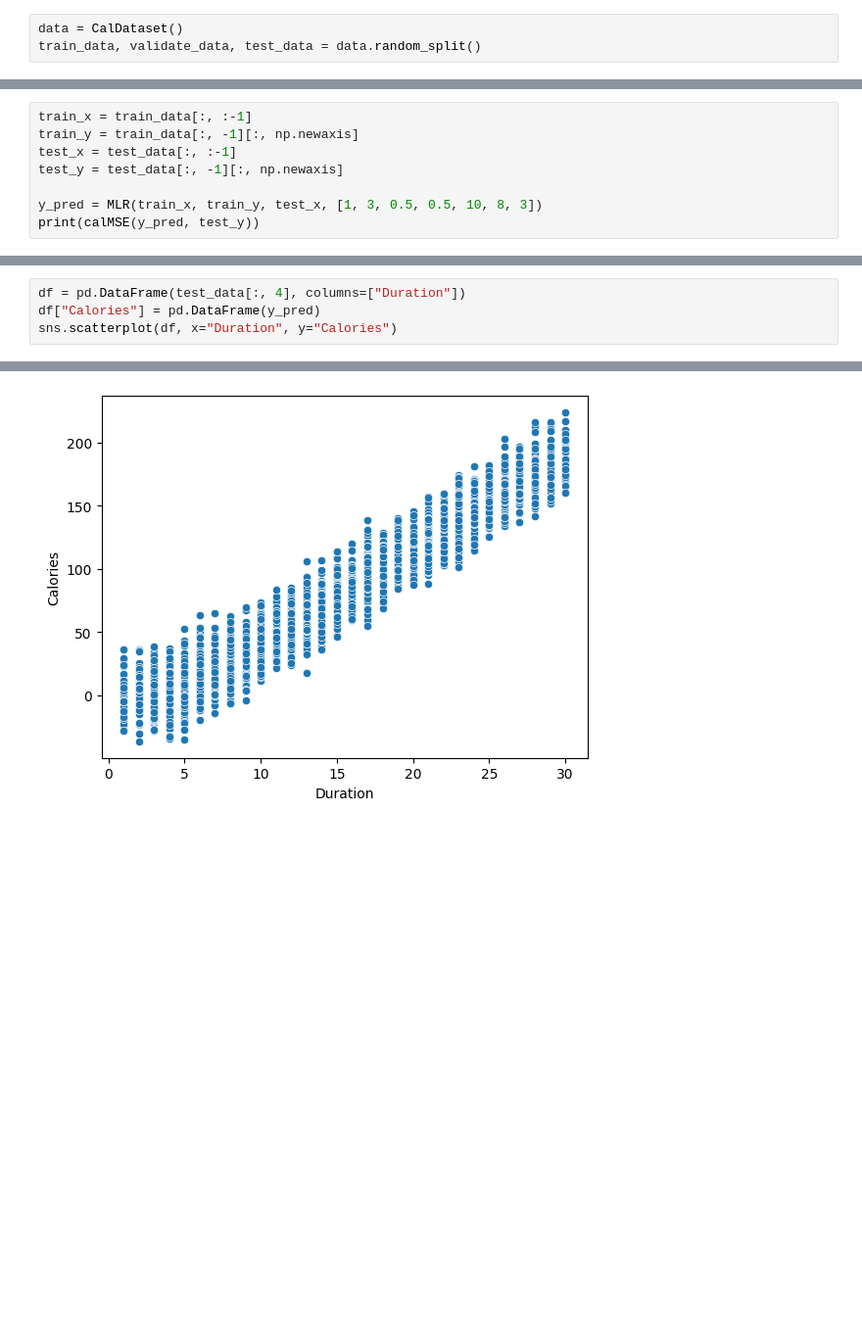
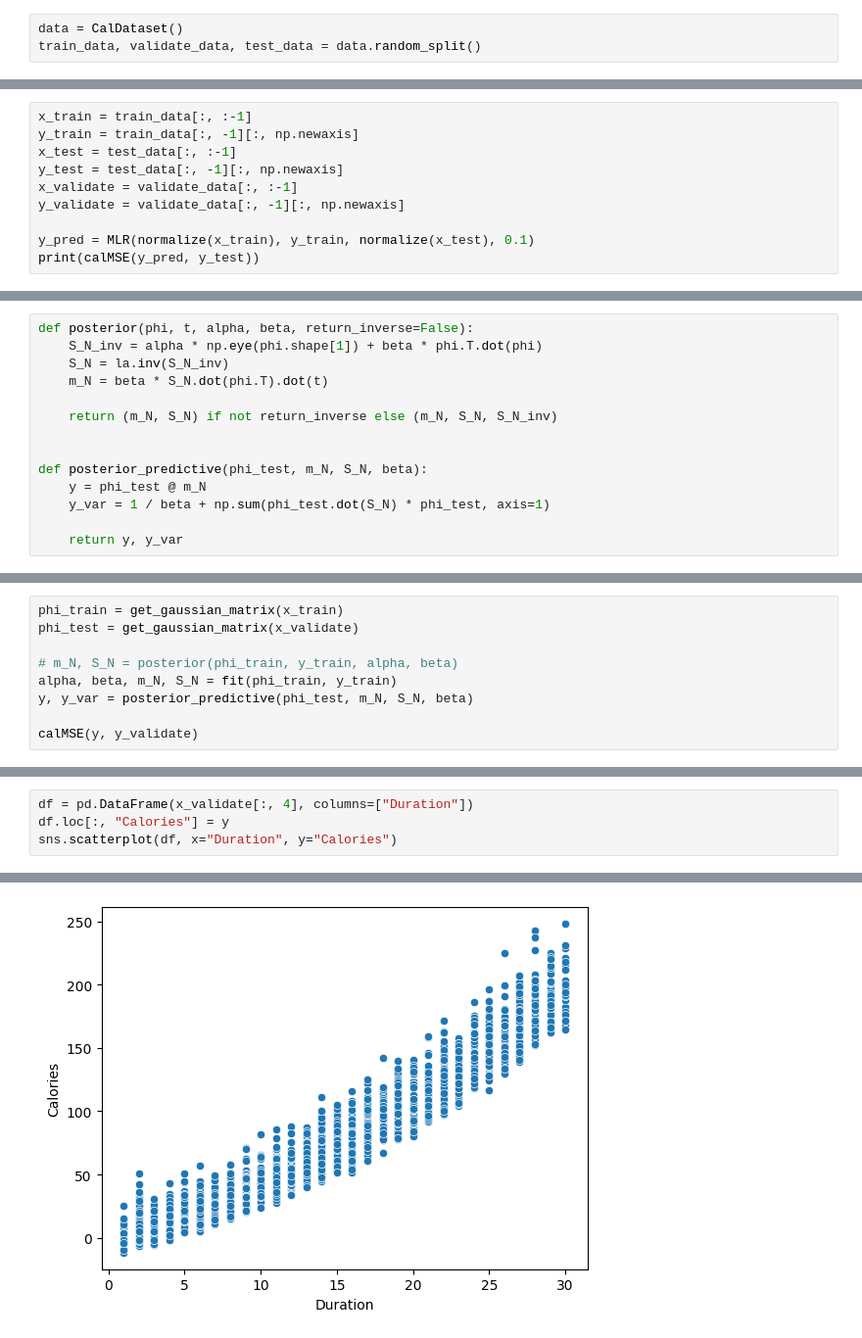
Before and after one commit to huang0520/1112_MachineLearning, a Jupyter notebook: HW3/HW3.ipynb, the cells around one changed output, grey strips where cells are left out. Shown at 98% size. Saved outputs shown, nothing was run; the diff lists cells and outputs as text; blank space fills up the shorter version.

Commit message:
BLR & evidence matrix implement

```diff
--- a/HW3/HW3.ipynb
+++ b/HW3/HW3.ipynb
@@ -110,9 +124,11 @@ Body_Temp  0.8235731961099957
 # %%
-train_x = train_data[:, :-1]
-train_y = train_data[:, -1][:, np.newaxis]
-test_x = test_data[:, :-1]
-test_y = test_data[:, -1][:, np.newaxis]
+x_train = train_data[:, :-1]
+y_train = train_data[:, -1][:, np.newaxis]
+x_test = test_data[:, :-1]
+y_test = test_data[:, -1][:, np.newaxis]
+x_validate = validate_data[:, :-1]
+y_validate = validate_data[:, -1][:, np.newaxis]
 
-y_pred = MLR(train_x, train_y, test_x, [1, 3, 0.5, 0.5, 10, 8, 3])
-print(calMSE(y_pred, test_y))
+y_pred = MLR(normalize(x_train), y_train, normalize(x_test), 0.1)
+print(calMSE(y_pred, y_test))
 # %% [output]
@@ -119,0 +151,14 @@ print(calMSE(y_pred, test_y))
+# %%
+def posterior(phi, t, alpha, beta, return_inverse=False):
+    S_N_inv = alpha * np.eye(phi.shape[1]) + beta * phi.T.dot(phi)
+    S_N = la.inv(S_N_inv)
+    m_N = beta * S_N.dot(phi.T).dot(t)
+
+    return (m_N, S_N) if not return_inverse else (m_N, S_N, S_N_inv)
+
+
+def posterior_predictive(phi_test, m_N, S_N, beta):
+    y = phi_test @ m_N
+    y_var = 1 / beta + np.sum(phi_test.dot(S_N) * phi_test, axis=1)
+
+    return y, y_var
@@ -119,0 +233,9 @@ print(calMSE(y_pred, test_y))
+# %%
+phi_train = get_gaussian_matrix(x_train)
+phi_test = get_gaussian_matrix(x_validate)
+
+# m_N, S_N = posterior(phi_train, y_train, alpha, beta)
+alpha, beta, m_N, S_N = fit(phi_train, y_train)
+y, y_var = posterior_predictive(phi_test, m_N, S_N, beta)
+
+calMSE(y, y_validate)
@@ -120,7 +256,7 @@ print(calMSE(y_pred, test_y))
 # %%
-df = pd.DataFrame(test_data[:, 4], columns=["Duration"])
-df["Calories"] = pd.DataFrame(y_pred)
+df = pd.DataFrame(x_validate[:, 4], columns=["Duration"])
+df.loc[:, "Calories"] = y
 sns.scatterplot(df, x="Duration", y="Calories")
 # %% [output]
 <Axes: xlabel='Duration', ylabel='Calories'>
-[figure, old version]
+[figure, new version]
```
Also changed, not shown: parts of 16 cells of this notebook.
